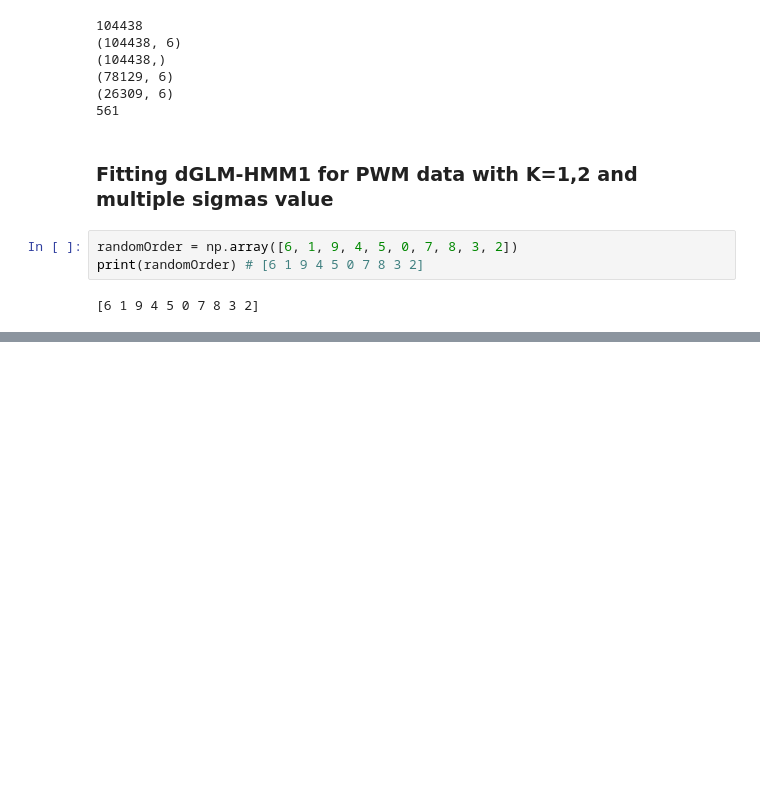
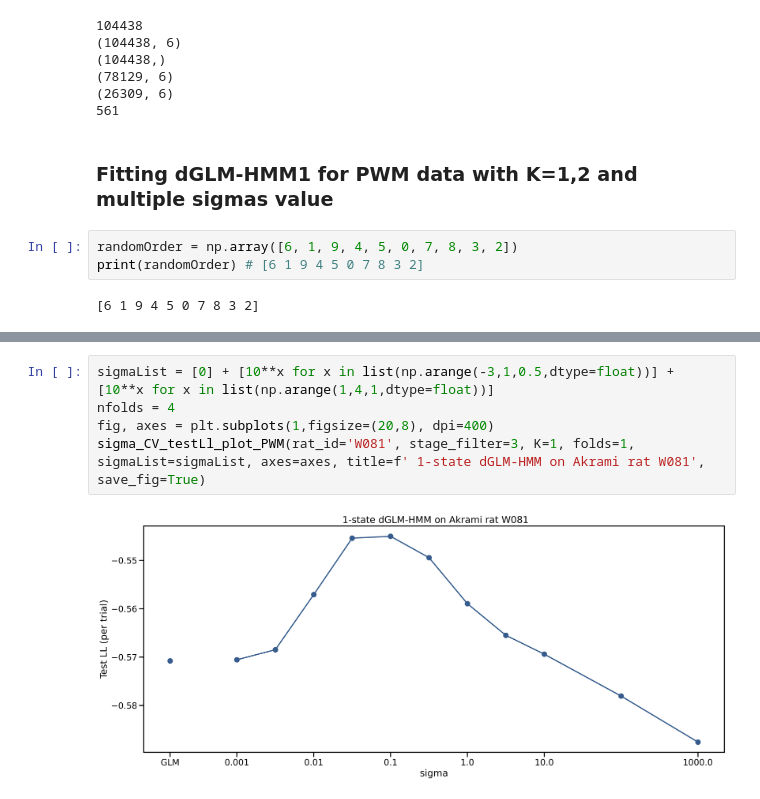
Before and after one commit to lenca56/Pillow_dGLM-HMM, a Jupyter notebook: code/M2_PWM_Analysis.ipynb, the cells around one changed output, grey strips where cells are left out. Cells and saved outputs as stored; diff of their text form; blank space fills up the shorter version.

```diff
--- a/code/M2_PWM_Analysis.ipynb
+++ b/code/M2_PWM_Analysis.ipynb
@@ -65,0 +79,7 @@ Sigma Index 1
+# %%
+sigmaList = [0] + [10**x for x in list(np.arange(-3,1,0.5,dtype=float))] + [10**x for x in list(np.arange(1,4,1,dtype=float))]
+nfolds = 4
+fig, axes = plt.subplots(1,figsize=(20,8), dpi=400)
+sigma_CV_testLl_plot_PWM(rat_id='W081', stage_filter=3, K=1, folds=1, sigmaList=sigmaList, axes=axes, title=f' 1-state dGLM-HMM on Akrami rat W081', save_fig=True)
+# %% [output]
+[figure, added]
```
Also changed, not shown: parts of 1 cell of this notebook, 1 other file.
